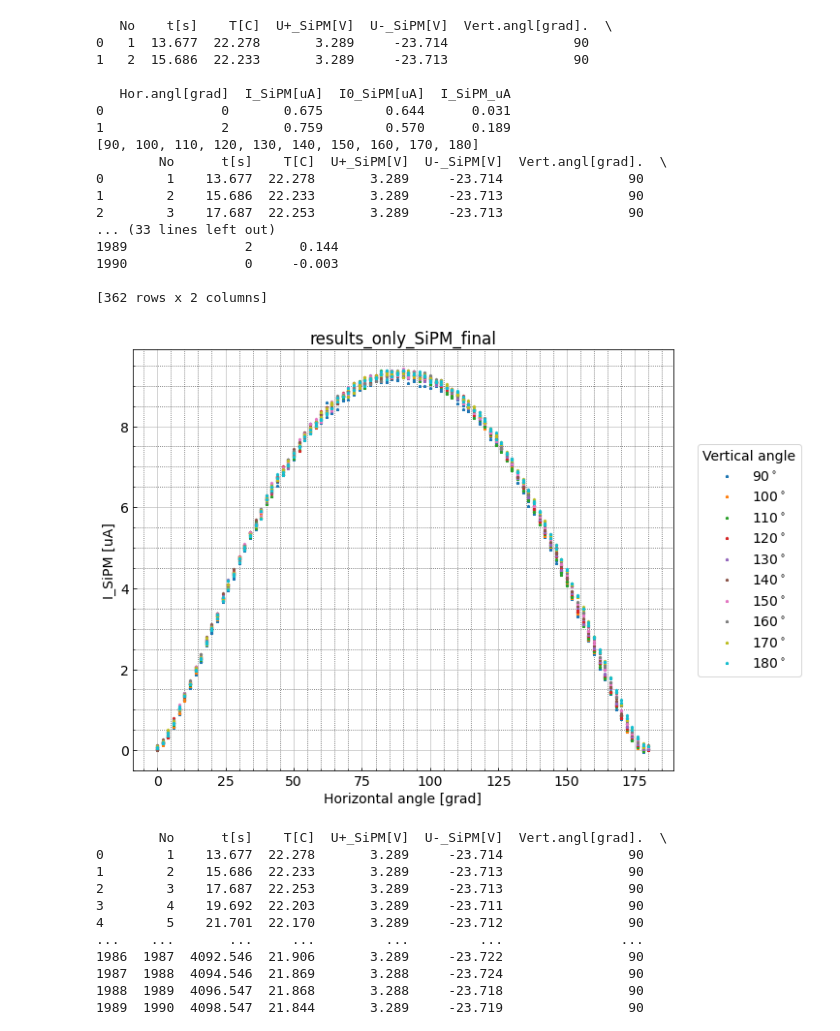
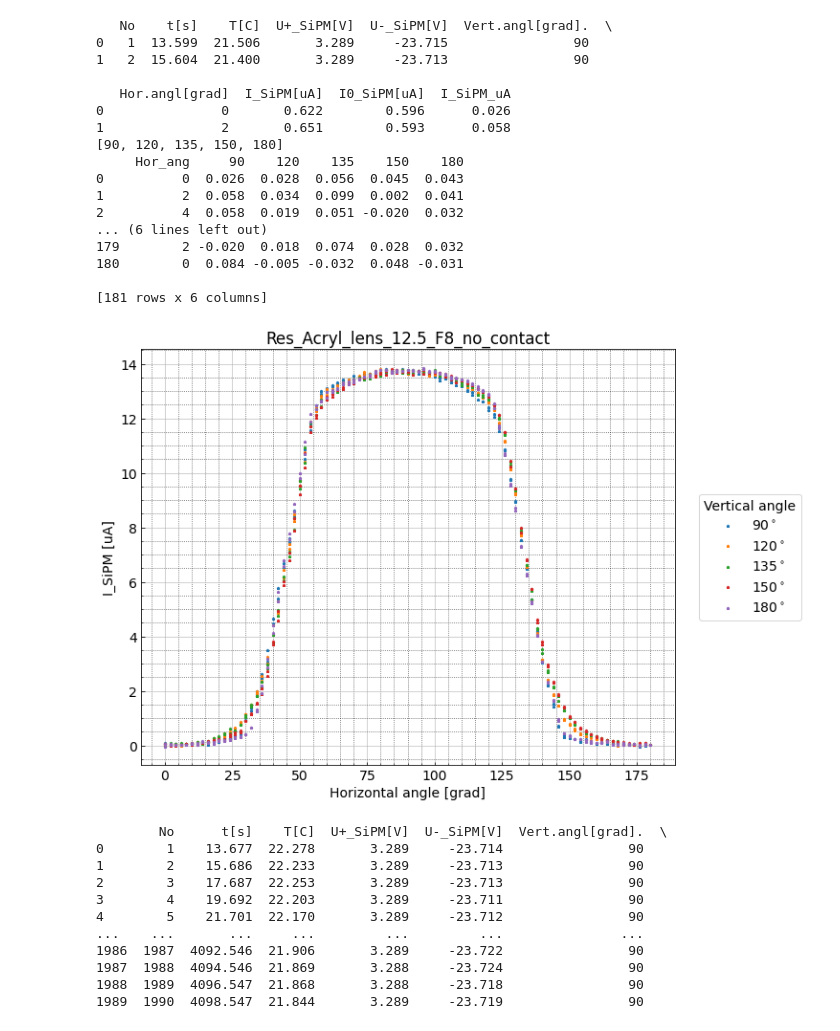
Before and after one commit to bonvech/Servo_stand, a Jupyter notebook: Proba.ipynb, the cells around one changed output. Drawn from its saved outputs; the diff is of its cells as text; code cells hidden in the pictures.

```diff
--- a/Proba.ipynb
+++ b/Proba.ipynb
@@ -18,60 +31,67 @@ plt.rcParams['ytick.direction'] = 'in'
 plt.rcParams['font.size'] = 14
 # %%
 # read clear data file to pandas dataframe
-def clear_read_and_plot(file):
-    filename = './clear_' + file
+def clear_read_and_plot(filen):
+    filename = './Clear/clear_' + filen
     datum = pd.read_csv(filename, index_col=False, sep='\s+', skiprows=10)
     datum["I_SiPM_uA"] = datum["I_SiPM[uA]"] - datum["I0_SiPM[uA]"]
     print(datum.head(2))
 
     ## plot horizontal angle distributions
     fig, axn = plt.subplots(figsize=(10, 8))
     grads = sorted([x[0] for x in datum["Vert.angl[grad]."].value_counts().items()])
     print(grads)
     for grad in grads:
         data = datum[datum["Vert.angl[grad]."] == grad]
         ax = "Hor.angl[grad]"
         ## вычитаем пьедестал по току
         yy = data["I_SiPM[uA]"] - data ["I0_SiPM[uA]"]
         plt.plot(data[ax], yy, '*', label=str(grad)+'$^\circ$')
     # Легенда, оси, заголовок
     plt.legend(loc="center right", bbox_to_anchor=(1.25,0.5),
                 title="Vertical angle")
     plt.xlabel("Horizontal angle [grad]")
     plt.ylabel("I_SiPM [uA]")
-    plt.title(filename[8:-4])
+    plt.title(filen[:-4])
     # сетка
     plt.minorticks_on()
     plt.grid()
     # Внешний вид линий вспомогательной сетки:
     plt.grid(which='minor', color = 'k', linestyle = ':')
 
-    print(datum)
-    data = datum[datum["Vert.angl[grad]."] == 90]
-    newdata = data[['Hor.angl[grad]','I_SiPM_uA']]
+
+    data = datum[datum["Vert.angl[grad]."] == grads[0]]
+    newdata = data[['Hor.angl[grad]','I_SiPM_uA']][:181]
+    newdata.rename(columns = {'I_SiPM_uA':grads[0], 'Hor.angl[grad]':'Hor_ang'}, inplace = True)
+    for grad in grads[1:]:
+        data = datum[datum["Vert.angl[grad]."] == grad]
+        newdata[grad] = data['I_SiPM_uA'].tolist()
     print(newdata)
+    newdata.to_csv("Data_to_fit/" + filen[:-3] + "dat", float_format="%.3f", sep='\t')
 
 
-clear_read_and_plot("results_only_SiPM_final.txt")
+
+#clear_read_and_plot("results_only_SiPM_final.txt")
+clear_read_and_plot("Res_Acryl_lens_12.5_F8_no_contact.txt")
 # %% [output]
    No    t[s]    T[C]  U+_SiPM[V]  U-_SiPM[V]  Vert.angl[grad].  \
-0   1  13.677  22.278       3.289     -23.714                90
-1   2  15.686  22.233       3.289     -23.713                90
+0   1  13.599  21.506       3.289     -23.715                90
+1   2  15.604  21.400       3.289     -23.713                90
 
    Hor.angl[grad]  I_SiPM[uA]  I0_SiPM[uA]  I_SiPM_uA
-0               0       0.675        0.644      0.031
-1               2       0.759        0.570      0.189
-[90, 100, 110, 120, 130, 140, 150, 160, 170, 180]
-        No      t[s]    T[C]  U+_SiPM[V]  U-_SiPM[V]  Vert.angl[grad].  \
-0        1    13.677  22.278       3.289     -23.714                90
-1        2    15.686  22.233       3.289     -23.713                90
-2        3    17.687  22.253       3.289     -23.713                90
-... (33 lines left out)
-1989               2      0.144
-1990               0     -0.003
+0               0       0.622        0.596      0.026
+1               2       0.651        0.593      0.058
+[90, 120, 135, 150, 180]
+     Hor_ang     90    120    135    150    180
+0          0  0.026  0.028  0.056  0.045  0.043
+1          2  0.058  0.034  0.099  0.002  0.041
+2          4  0.058  0.019  0.051 -0.020  0.032
+... (6 lines left out)
+179        2 -0.020  0.018  0.074  0.028  0.032
+180        0  0.084 -0.005 -0.032  0.048 -0.031
 
-[362 rows x 2 columns]
+[181 rows x 6 columns]
-[figure, old version]
+[figure, new version]
 # %%
 clear_read_and_plot("results_only_SiPM_final.txt")
 # %% [output]
```
Also changed, not shown: parts of 2 cells of this notebook, 15 other files.
